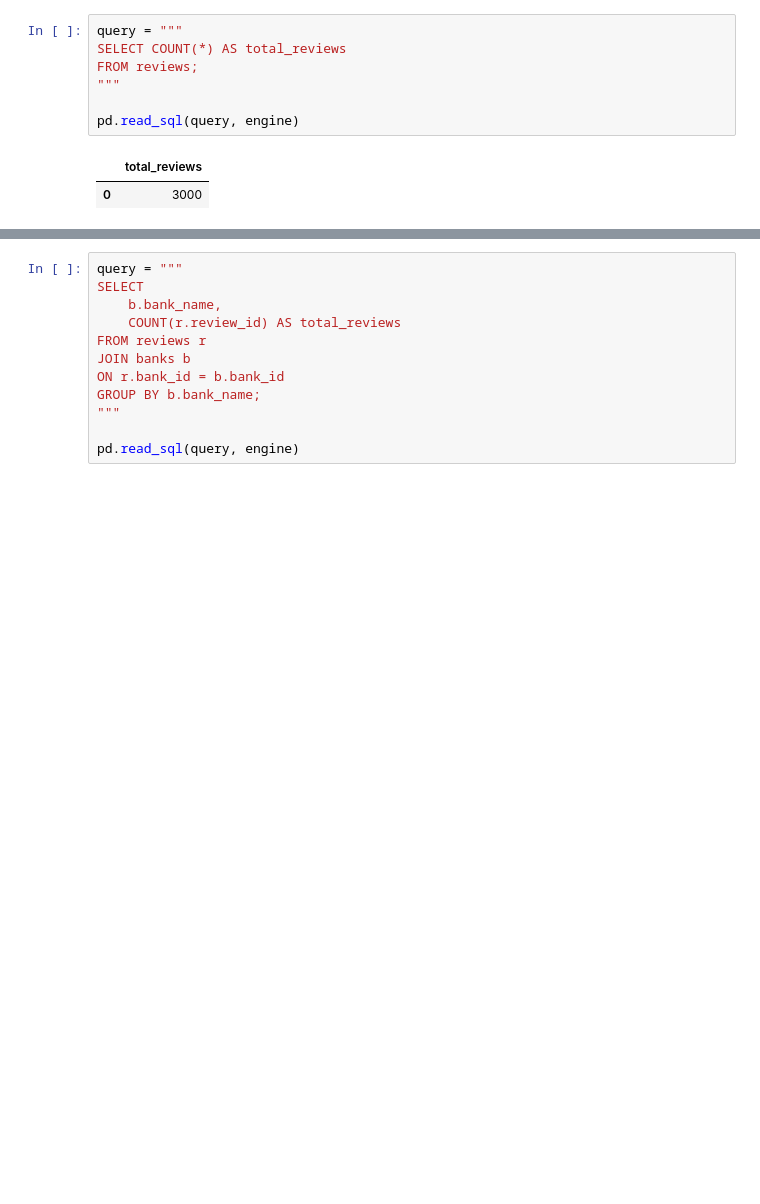
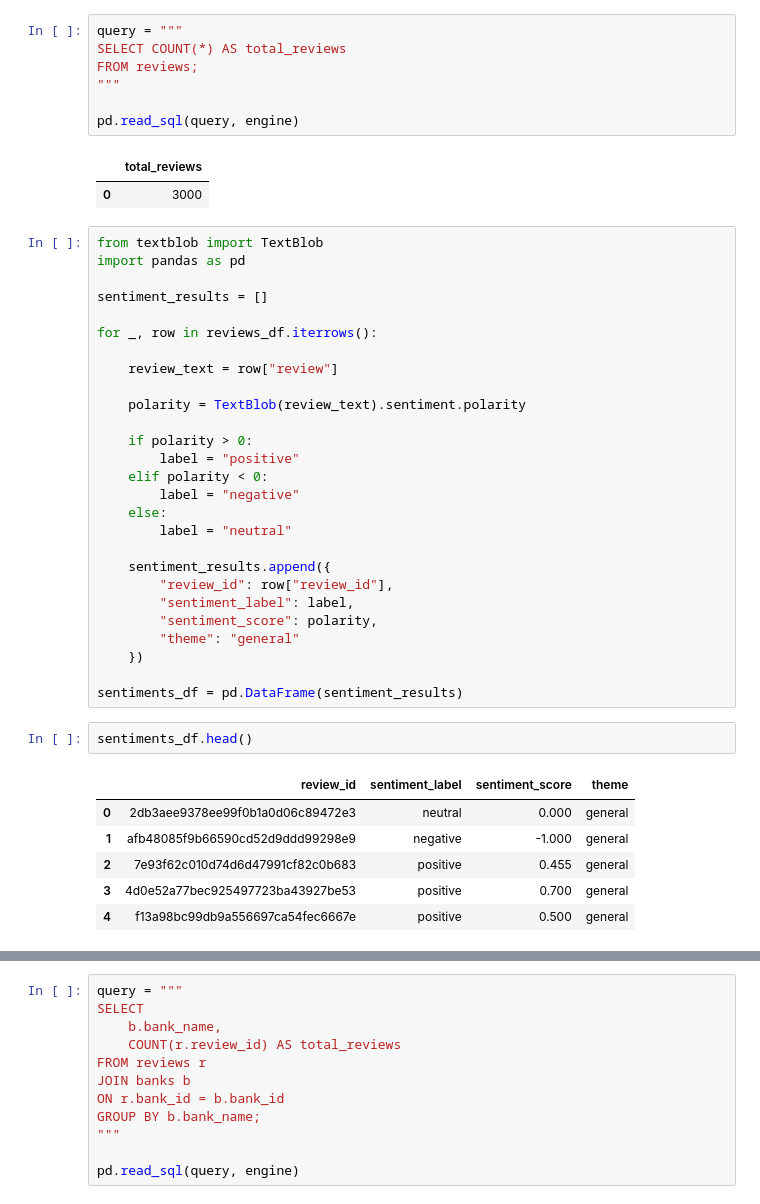
Before and after one commit to arsema-s/fintech-review-analytics, a Jupyter notebook: notebooks/task-3_database.ipynb, the cells around one changed output, grey strips where cells are left out. Drawn from its saved outputs; the diff is of its cells as text; blank space fills up the shorter version.

```diff
--- a/notebooks/task-3_database.ipynb
+++ b/notebooks/task-3_database.ipynb
@@ -185,3 +191,39 @@ pd.read_sql(query, engine)
 # %% [output]
 |  | total_reviews |
 | 0 | 3000 |
+# %%
+from textblob import TextBlob
+import pandas as pd
+
+sentiment_results = []
+
+for _, row in reviews_df.iterrows():
+
+    review_text = row["review"]
+
+    polarity = TextBlob(review_text).sentiment.polarity
+
+    if polarity > 0:
+        label = "positive"
+    elif polarity < 0:
+        label = "negative"
+    else:
+        label = "neutral"
+
+    sentiment_results.append({
+        "review_id": row["review_id"],
+        "sentiment_label": label,
+        "sentiment_score": polarity,
+        "theme": "general"
+    })
+
+sentiments_df = pd.DataFrame(sentiment_results)
+# %%
+sentiments_df.head()
+# %% [output]
+|  | review_id | sentiment_label | sentiment_score | theme |
+| 0 | 2db3aee9378ee99f0b1a0d06c89472e3 | neutral | 0.000 | general |
+| 1 | afb48085f9b66590cd52d9ddd99298e9 | negative | -1.000 | general |
+| 2 | 7e93f62c010d74d6d47991cf82c0b683 | positive | 0.455 | general |
+| 3 | 4d0e52a77bec925497723ba43927be53 | positive | 0.700 | general |
+| 4 | f13a98bc99db9a556697ca54fec6667e | positive | 0.500 | general |
```
Also changed, not shown: parts of 5 cells of this notebook, 2 other files.
